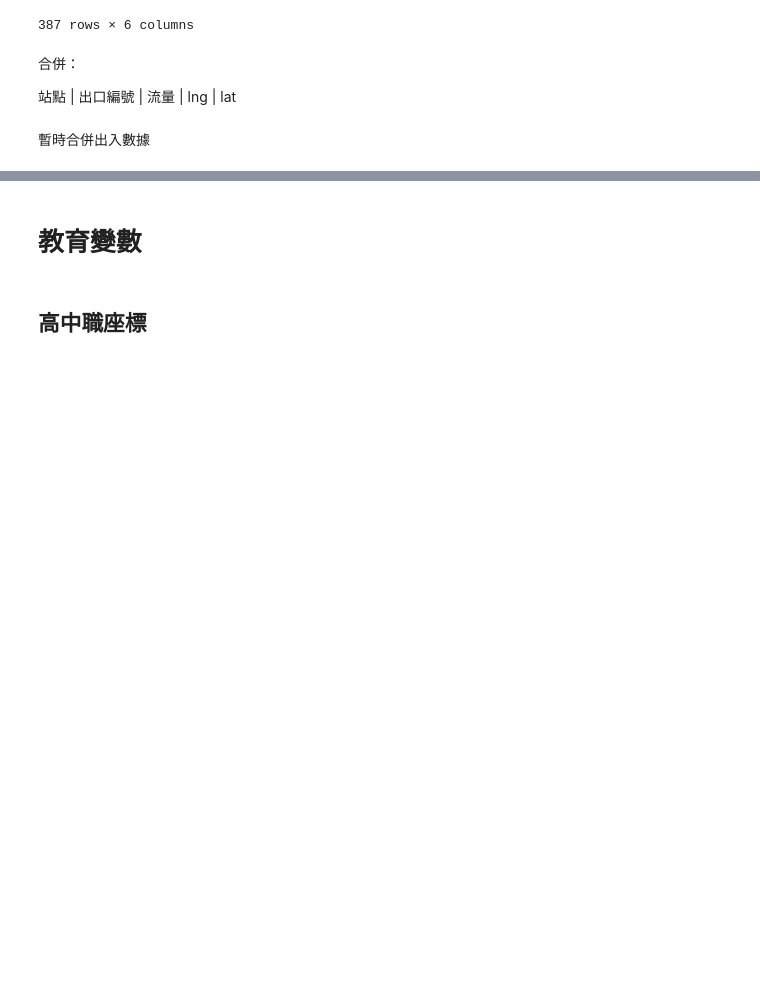
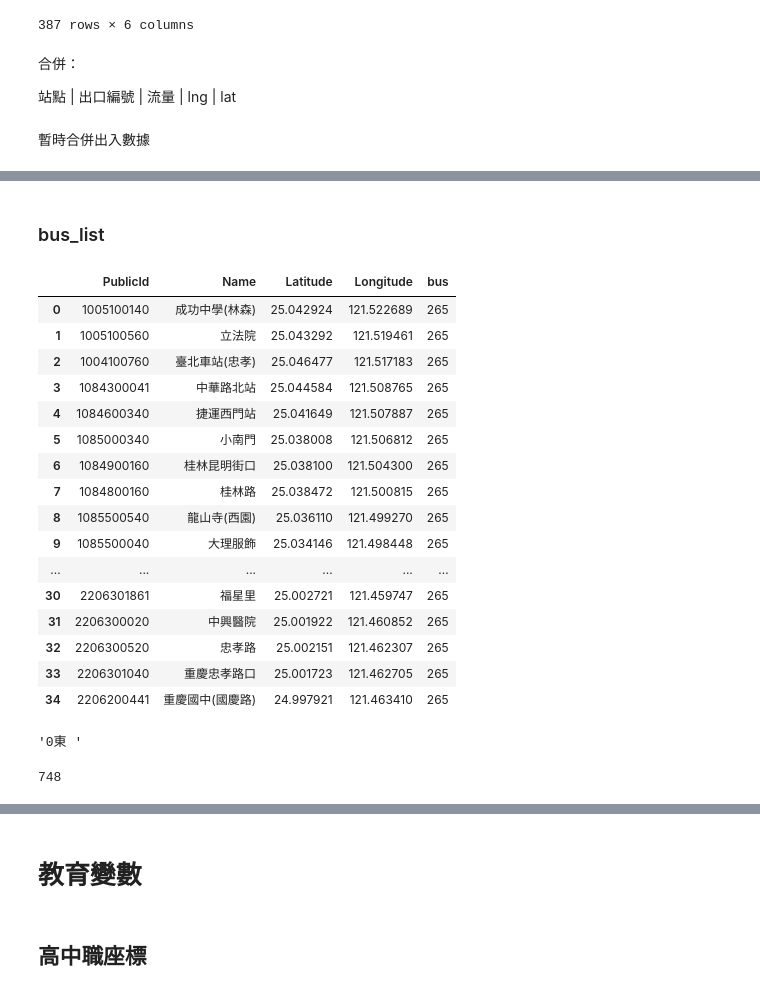
Before and after one commit to teddy21019/YoubikeUsagePrediction, a Jupyter notebook: project/data_getter/GettingData.ipynb, the cells around one changed output, grey strips where cells are left out. Drawn from its saved outputs; the diff is of its cells as text; code cells hidden in the pictures; blank space fills up the shorter version.

```diff
--- a/project/data_getter/GettingData.ipynb
+++ b/project/data_getter/GettingData.ipynb
@@ -790,0 +1049,6 @@ mrt_coord_clean = pd.read_parquet("../DATA/MRT/mrt_coord.pq")
+# %% [markdown]
+### bus_list
+# %%
+webdriver_path = r"C:\Users\peipeipig\OneDrive\桌面\Python\AI-project\chromedriver.exe"
+# %%
+driver = webdriver.Chrome(executable_path=webdriver_path)
@@ -790,0 +1057,25 @@ mrt_coord_clean = pd.read_parquet("../DATA/MRT/mrt_coord.pq")
+# %%
+route_obj = driver.execute_script("return objArr")
+# %%
+
+pd.DataFrame(route_obj['BackDirStops'])[["PublicId", "Name", "Latitude", "Longitude"]].assign(
+    bus = "265"
+)
+# %% [output]
+|  | PublicId | Name | Latitude | Longitude | bus |
+| 0 | 1005100140 | 成功中學(林森) | 25.042924 | 121.522689 | 265 |
+| 1 | 1005100560 | 立法院 | 25.043292 | 121.519461 | 265 |
+| 2 | 1004100760 | 臺北車站(忠孝) | 25.046477 | 121.517183 | 265 |
+| 3 | 1084300041 | 中華路北站 | 25.044584 | 121.508765 | 265 |
+| 4 | 1084600340 | 捷運西門站 | 25.041649 | 121.507887 | 265 |
+| 5 | 1085000340 | 小南門 | 25.038008 | 121.506812 | 265 |
+| 6 | 1084900160 | 桂林昆明街口 | 25.038100 | 121.504300 | 265 |
+| 7 | 1084800160 | 桂林路 | 25.038472 | 121.500815 | 265 |
+| 8 | 1085500540 | 龍山寺(西園) | 25.036110 | 121.499270 | 265 |
+| 9 | 1085500040 | 大理服飾 | 25.034146 | 121.498448 | 265 |
+| ... | ... | ... | ... | ... | ... |
+| 30 | 2206301861 | 福星里 | 25.002721 | 121.459747 | 265 |
+| 31 | 2206300020 | 中興醫院 | 25.001922 | 121.460852 | 265 |
+| 32 | 2206300520 | 忠孝路 | 25.002151 | 121.462307 | 265 |
+| 33 | 2206301040 | 重慶忠孝路口 | 25.001723 | 121.462705 | 265 |
+| 34 | 2206200441 | 重慶國中(國慶路) | 24.997921 | 121.463410 | 265 |
@@ -790,0 +1086,4 @@ mrt_coord_clean = pd.read_parquet("../DATA/MRT/mrt_coord.pq")
+# %%
+elements[0].get_attribute('innerHTML')
+# %% [output]
+'0東 '
@@ -790,0 +1096,4 @@ mrt_coord_clean = pd.read_parquet("../DATA/MRT/mrt_coord.pq")
+# %%
+len(elements)
+# %% [output]
+748
```
Also changed, not shown: parts of 79 cells of this notebook, 2 other files.
